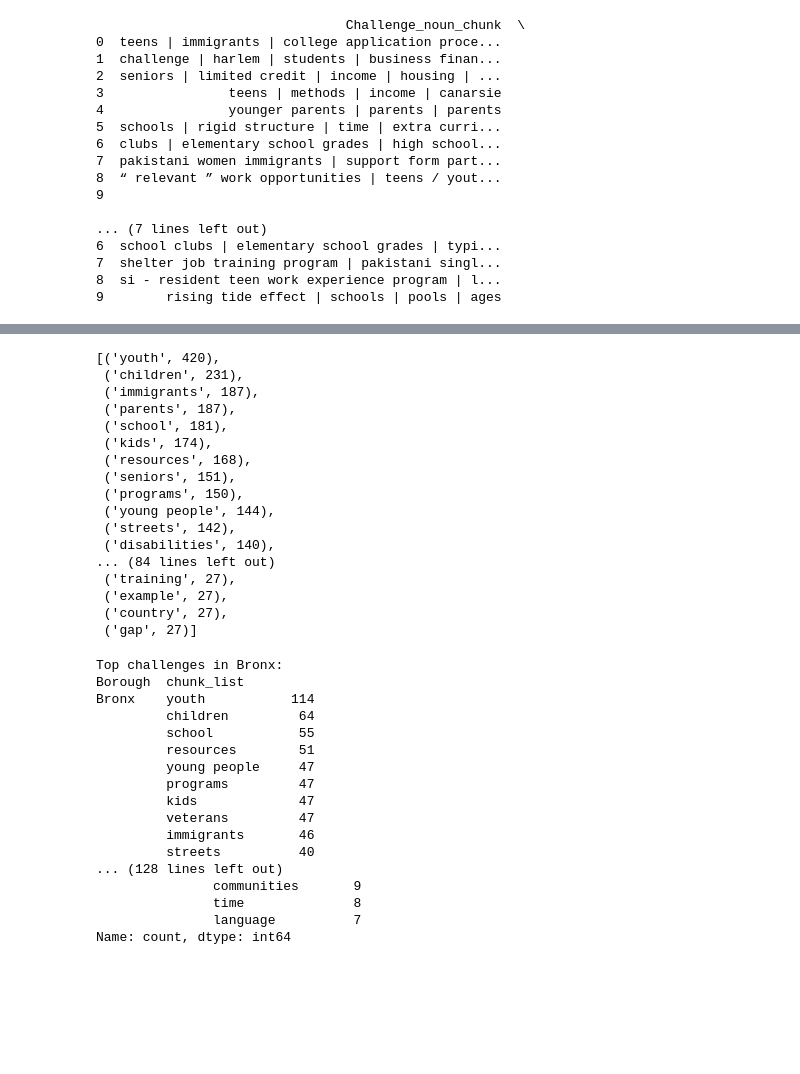
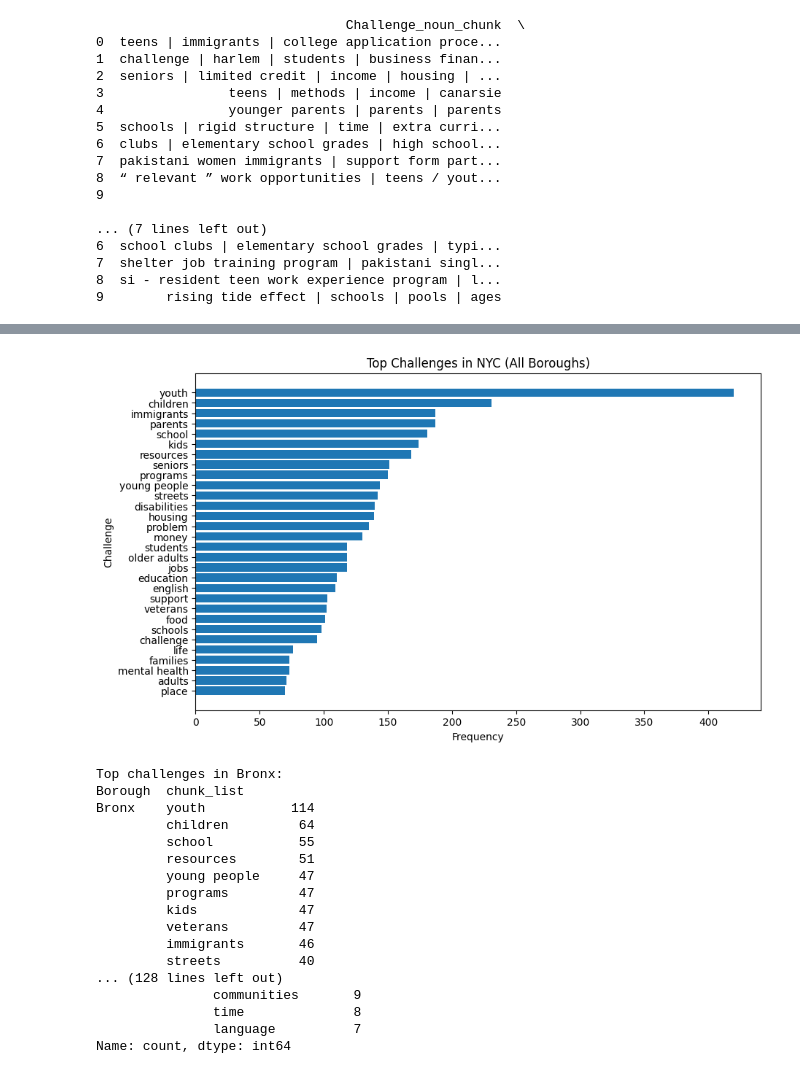
Before and after one commit to nicholas-tankiang/health-datathon, a Jupyter notebook: eda_datathon.ipynb, the cells around one changed output, grey strips where cells are left out. Saved outputs shown, nothing was run; the diff lists cells and outputs as text; code cells hidden in the pictures; blank space fills up the shorter version.

Commit message:
Add visualization for all-borough noun chunk common challenge

```diff
--- a/eda_datathon.ipynb
+++ b/eda_datathon.ipynb
@@ -186,28 +210,23 @@ print(temp_df_nc.head(10))
 # %%
-# most common issues from noun chunk Challenge
+# Most common issues from noun chunk Challenge
 all_chunks = []
 for chunks in df["Challenge_noun_chunk"]:
     all_chunks.extend(chunks.split(" | "))
 
-Counter(all_chunks).most_common(100)
+counter = Counter(all_chunks)
+top_chunks = counter.most_common(30)  # top 30 phrases
+
+# Plotting to bar chart
+labels, values = zip(*top_chunks)
+
+plt.figure(figsize=(10,6))
+plt.barh(labels[::-1], values[::-1])  # reversed for descending order
+plt.title("Top Challenges in NYC (All Boroughs)")
+plt.xlabel("Frequency")
+plt.ylabel("Challenge")
+plt.show()
 # %% [output]
-[('youth', 420),
- ('children', 231),
- ('immigrants', 187),
- ('parents', 187),
- ('school', 181),
- ('kids', 174),
- ('resources', 168),
- ('seniors', 151),
- ('programs', 150),
- ('young people', 144),
- ('streets', 142),
- ('disabilities', 140),
-... (84 lines left out)
- ('training', 27),
- ('example', 27),
- ('country', 27),
- ('gap', 27)]
+[figure, added]
 # %%
 # group noun chunks by borough
 def split_chunks(text):
```
Also changed, not shown: parts of 2 cells of this notebook.
